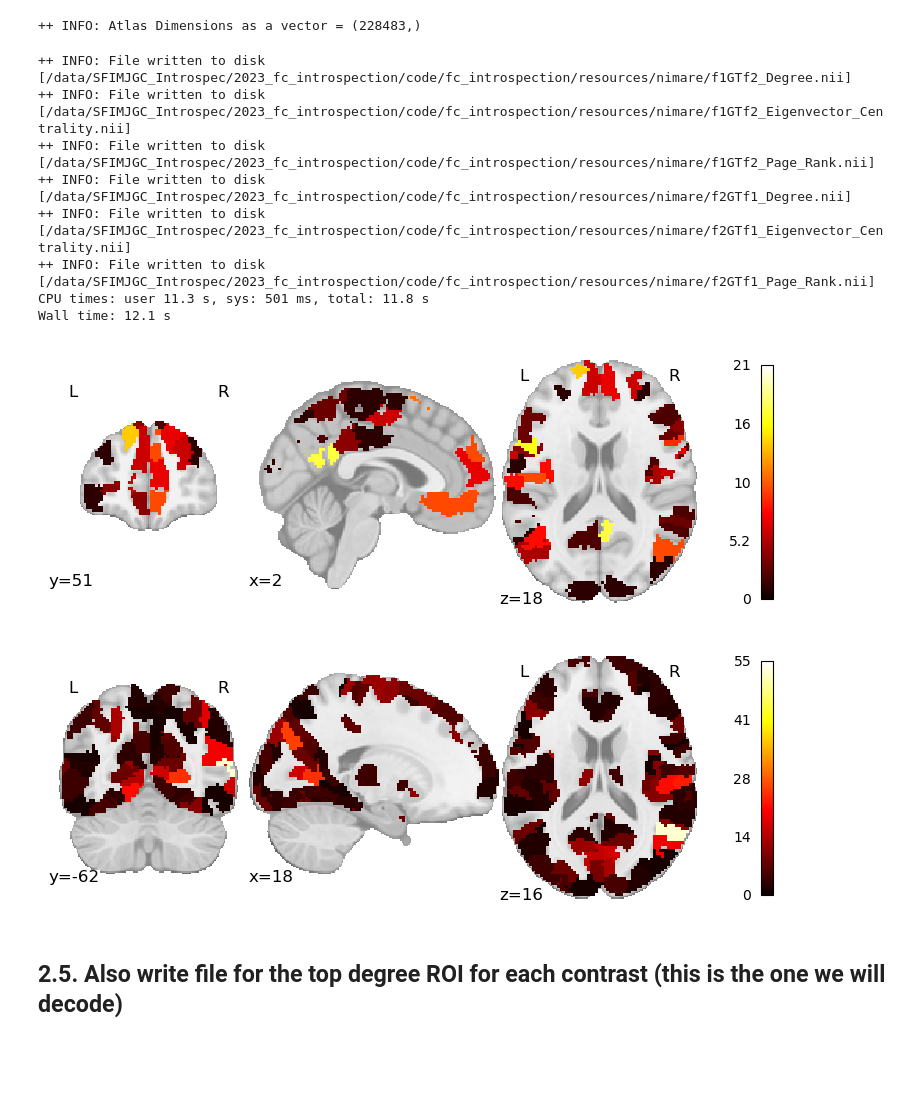
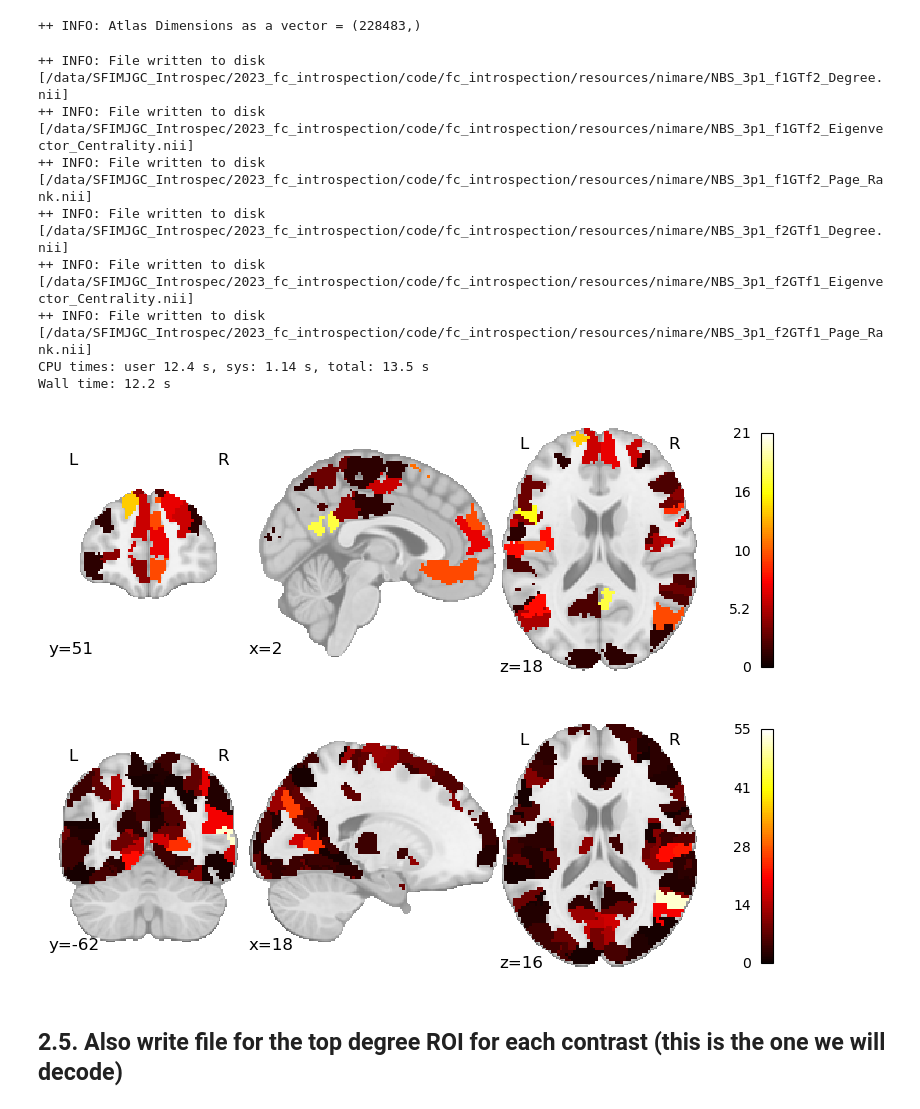
Before and after one commit to nimh-sfim/fc_introspection, a Jupyter notebook: notebooks/S15_PostNBS_NiMareSetup_and_decode.ipynb, the cells around one changed output. Drawn from its saved outputs; the diff is of its cells as text; code cells hidden in the pictures; blank space fills up the shorter version.

```diff
--- a/notebooks/S15_PostNBS_NiMareSetup_and_decode.ipynb
+++ b/notebooks/S15_PostNBS_NiMareSetup_and_decode.ipynb
@@ -192,6 +245,8 @@ plot_roi(atlas_img, draw_cross=False)
 # 2. Extract ROIs with highest degree for both NBS contrasts
 
 # 2.1. Load Atlas Information so that we can annotate Pandas Dataframes
+# %%
+NBS_THRESHOLD        = 'NBS_3p1'
 # %%
 ATLASINFO_PATH = osp.join(ATLASES_DIR,ATLAS_NAME,'{ATLAS_NAME}.roi_info.csv'.format(ATLAS_NAME=ATLAS_NAME))
 roi_info       = pd.read_csv(ATLASINFO_PATH)
@@ -202,7 +257,8 @@ NBS_constrasts = {}
 # %% [markdown]
 Load the connections that are significantly stronger for the contrast: $$Image-Pos-Others > Surr-Neg-Self$$
 # %%
-data_f1GTf2 = np.loadtxt(f'/data/SFIMJGC_Introspec/2023_fc_introspection/code/fc_introspection/resources/nbs/{ATLAS_NAME}/NBS_CL02_Results/NBS_CL02_Image-Pos-Others_gt_Surr-Neg-Self.edge')
+#data_f1GTf2 = np.loadtxt(f'/data/SFIMJGC_Introspec/2023_fc_introspection/code/fc_introspection/resources/nbs/{ATLAS_NAME}/NBS_CL02_Results/NBS_CL02_Image-Pos-Others_gt_Surr-Neg-Self.edge')
+data_f1GTf2 = np.loadtxt(osp.join(RESOURCES_NBS_DIR,ATLAS_NAME,'All_Scans','NBS_CL02_Results',NBS_THRESHOLD,'NBS_CL02_Image-Pos-Others_gt_Surr-Neg-Self.edge'))
 NBS_constrasts['f1GTf2'] = pd.DataFrame(data_f1GTf2,
                            index   = roi_info.set_index(['Hemisphere','Network','ROI_Name','ROI_ID','RGB']).index,
                            columns = roi_info.set_index(['Hemisphere','Network','ROI_Name','ROI_ID','RGB']).index)
@@ -210,7 +266,8 @@ del data_f1GTf2
 # %% [markdown]
 Load the connections that are significantly stronger for the contrast: $$Surr-Neg-Self > Image-Pos-Others$$
 # %%
-data_f2GTf1 = np.loadtxt(f'/data/SFIMJGC_Introspec/2023_fc_introspection/code/fc_introspection/resources/nbs/{ATLAS_NAME}/NBS_CL02_Results/NBS_CL02_Surr-Neg-Self_gt_Image-Pos-Others.edge')
+#data_f2GTf1 = np.loadtxt(f'/data/SFIMJGC_Introspec/2023_fc_introspection/code/fc_introspection/resources/nbs/{ATLAS_NAME}/NBS_CL02_Results/NBS_CL02_Surr-Neg-Self_gt_Image-Pos-Others.edge')
+data_f2GTf1 = np.loadtxt(osp.join(RESOURCES_NBS_DIR,ATLAS_NAME,'All_Scans','NBS_CL02_Results',NBS_THRESHOLD,'NBS_CL02_Surr-Neg-Self_gt_Image-Pos-Others.edge'))
 NBS_constrasts['f2GTf1'] = pd.DataFrame(data_f2GTf1,
                            index   = roi_info.set_index(['Hemisphere','Network','ROI_Name','ROI_ID','RGB']).index,
                            columns = roi_info.set_index(['Hemisphere','Network','ROI_Name','ROI_ID','RGB']).index)
@@ -239,33 +296,33 @@ atlas_vector = masking.apply_mask(FB_400ROI_ATLAS_NIMARE_GRID_FILE, dset_mask)
 print('++ INFO: Atlas Dimensions as a vector = %s' % str(atlas_vector.shape))
 # %% [output]
 ++ INFO: Atlas Dimensions as a vector = (228483,)
-# %%
-%%time
-for contrast in NBS_constrasts.keys():
-    for metric in ['Degree','Eigenvector_Centrality','Page_Rank']:
-        # Create Empty Vector with same dimensions as atlas
-        output_vector = np.zeros(atlas_vector.shape)
-        # For each ROI extract the Graph Metric of interest
-        for hm,nw,roi_name,roi_id,rgb in NBS_Gatts[contrast].index:
-            output_vector[atlas_vector==roi_id] = NBS_Gatts[contrast].loc[(hm,nw,roi_name,roi_id,rgb),metric]
-        # Write to disk just in case we want to look at it later
-        output_img = masking.unmask(output_vector,dset_mask)
-        output_path = osp.join(RESOURCES_NIMARE_DIR,f'{contrast}_{metric}.nii')
-        output_img.to_filename(output_path)
-        print('++ INFO: File written to disk [%s]' % output_path)
-        if metric == 'Degree':
-            plot_stat_map(output_path, draw_cross=False)
-# %% [output]
-++ INFO: File written to disk [/data/SFIMJGC_Introspec/2023_fc_introspection/code/fc_introspection/resources/nimare/f1GTf2_Degree.nii]
-++ INFO: File written to disk [/data/SFIMJGC_Introspec/2023_fc_introspection/code/fc_introspection/resources/nimare/f1GTf2_Eigenvector_Centrality.nii]
-++ INFO: File written to disk [/data/SFIMJGC_Introspec/2023_fc_introspection/code/fc_introspection/resources/nimare/f1GTf2_Page_Rank.nii]
-++ INFO: File written to disk [/data/SFIMJGC_Introspec/2023_fc_introspection/code/fc_introspection/resources/nimare/f2GTf1_Degree.nii]
-++ INFO: File written to disk [/data/SFIMJGC_Introspec/2023_fc_introspection/code/fc_introspection/resources/nimare/f2GTf1_Eigenvector_Centrality.nii]
-++ INFO: File written to disk [/data/SFIMJGC_Introspec/2023_fc_introspection/code/fc_introspection/resources/nimare/f2GTf1_Page_Rank.nii]
-CPU times: user 11.3 s, sys: 501 ms, total: 11.8 s
-Wall time: 12.1 s
-[figure, removed]
-[figure, removed]
+# %%
+%%time
+for contrast in NBS_constrasts.keys():
+    for metric in ['Degree','Eigenvector_Centrality','Page_Rank']:
+        # Create Empty Vector with same dimensions as atlas
+        output_vector = np.zeros(atlas_vector.shape)
+        # For each ROI extract the Graph Metric of interest
+        for hm,nw,roi_name,roi_id,rgb in NBS_Gatts[contrast].index:
+            output_vector[atlas_vector==roi_id] = NBS_Gatts[contrast].loc[(hm,nw,roi_name,roi_id,rgb),metric]
+        # Write to disk just in case we want to look at it later
+        output_img = masking.unmask(output_vector,dset_mask)
+        output_path = osp.join(RESOURCES_NIMARE_DIR,f'{NBS_THRESHOLD}_{contrast}_{metric}.nii')
+        output_img.to_filename(output_path)
+        print('++ INFO: File written to disk [%s]' % output_path)
+        if metric == 'Degree':
+            plot_stat_map(output_path, draw_cross=False)
+# %% [output]
+++ INFO: File written to disk [/data/SFIMJGC_Introspec/2023_fc_introspection/code/fc_introspection/resources/nimare/NBS_3p1_f1GTf2_Degree.nii]
+++ INFO: File written to disk [/data/SFIMJGC_Introspec/2023_fc_introspection/code/fc_introspection/resources/nimare/NBS_3p1_f1GTf2_Eigenvector_Centrality.nii]
+++ INFO: File written to disk [/data/SFIMJGC_Introspec/2023_fc_introspection/code/fc_introspection/resources/nimare/NBS_3p1_f1GTf2_Page_Rank.nii]
+++ INFO: File written to disk [/data/SFIMJGC_Introspec/2023_fc_introspection/code/fc_introspection/resources/nimare/NBS_3p1_f2GTf1_Degree.nii]
+++ INFO: File written to disk [/data/SFIMJGC_Introspec/2023_fc_introspection/code/fc_introspection/resources/nimare/NBS_3p1_f2GTf1_Eigenvector_Centrality.nii]
+++ INFO: File written to disk [/data/SFIMJGC_Introspec/2023_fc_introspection/code/fc_introspection/resources/nimare/NBS_3p1_f2GTf1_Page_Rank.nii]
+CPU times: user 12.4 s, sys: 1.14 s, total: 13.5 s
+Wall time: 12.2 s
+[figure, added]
+[figure, added]
 # %% [markdown]
 ## 2.5. Also write file for the top degree ROI for each contrast (this is the one we will decode)
 # %%
```
Also changed, not shown: parts of 30 cells of this notebook, 30 other files.
